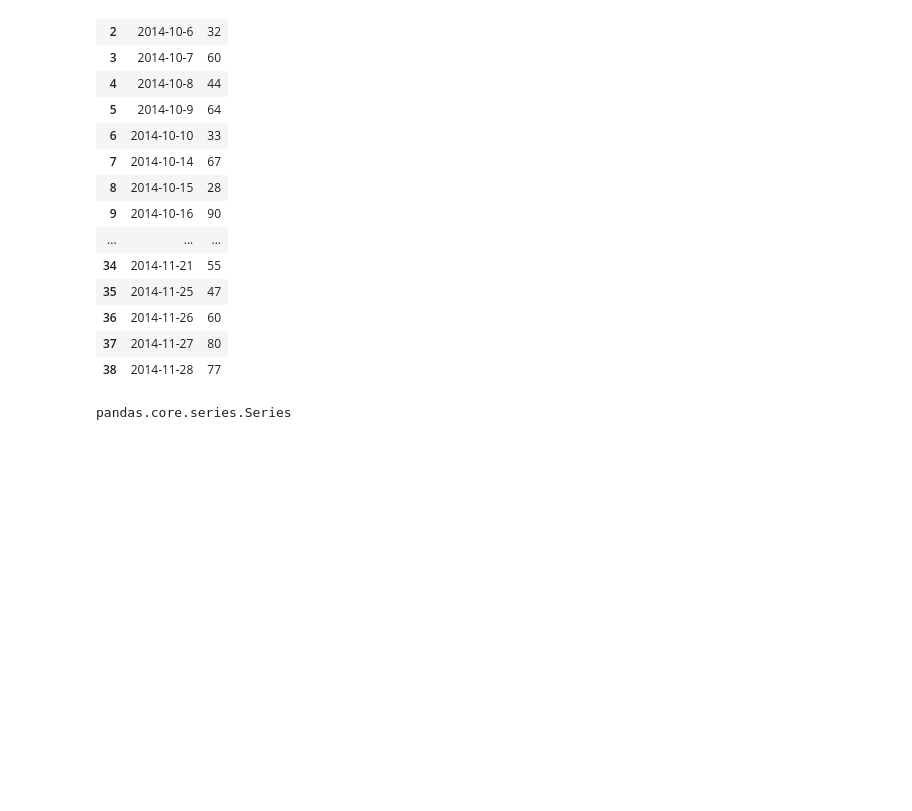
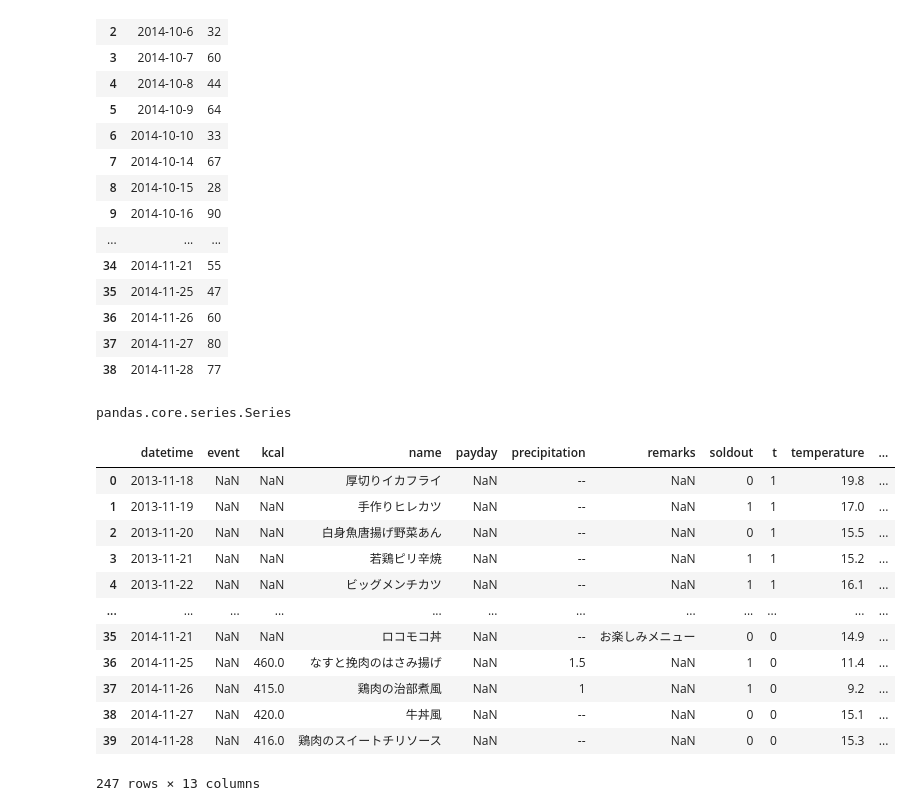
Before and after one commit to hiro106/signate-bento-sales-prediction, a Jupyter notebook: bento_demand_prediction_signate.ipynb, the cells around one changed output. Saved outputs shown, nothing was run; the diff lists cells and outputs as text; code cells hidden in the pictures; blank space fills up the shorter version.

```diff
--- a/bento_demand_prediction_signate.ipynb
+++ b/bento_demand_prediction_signate.ipynb
@@ -1238,0 +1259,16 @@ datt = pd.concat([train, test], )
+# %%
+dat
+# %% [output]
+|  | datetime | event | kcal | name | payday | precipitation | remarks | soldout | t | temperature | ... |
+| 0 | 2013-11-18 | NaN | NaN | 厚切りイカフライ | NaN | -- | NaN | 0 | 1 | 19.8 | ... |
+| 1 | 2013-11-19 | NaN | NaN | 手作りヒレカツ | NaN | -- | NaN | 1 | 1 | 17.0 | ... |
+| 2 | 2013-11-20 | NaN | NaN | 白身魚唐揚げ野菜あん | NaN | -- | NaN | 0 | 1 | 15.5 | ... |
+| 3 | 2013-11-21 | NaN | NaN | 若鶏ピリ辛焼 | NaN | -- | NaN | 1 | 1 | 15.2 | ... |
+| 4 | 2013-11-22 | NaN | NaN | ビッグメンチカツ | NaN | -- | NaN | 1 | 1 | 16.1 | ... |
+| ... | ... | ... | ... | ... | ... | ... | ... | ... | ... | ... | ... |
+| 35 | 2014-11-21 | NaN | NaN | ロコモコ丼 | NaN | -- | お楽しみメニュー | 0 | 0 | 14.9 | ... |
+| 36 | 2014-11-25 | NaN | 460.0 | なすと挽肉のはさみ揚げ | NaN | 1.5 | NaN | 1 | 0 | 11.4 | ... |
+| 37 | 2014-11-26 | NaN | 415.0 | 鶏肉の治部煮風 | NaN | 1 | NaN | 1 | 0 | 9.2 | ... |
+| 38 | 2014-11-27 | NaN | 420.0 | 牛丼風 | NaN | -- | NaN | 0 | 0 | 15.1 | ... |
+| 39 | 2014-11-28 | NaN | 416.0 | 鶏肉のスイートチリソース | NaN | -- | NaN | 0 | 0 | 15.3 | ... |
+247 rows × 13 columns
```
Also changed, not shown: parts of 11 cells of this notebook.
